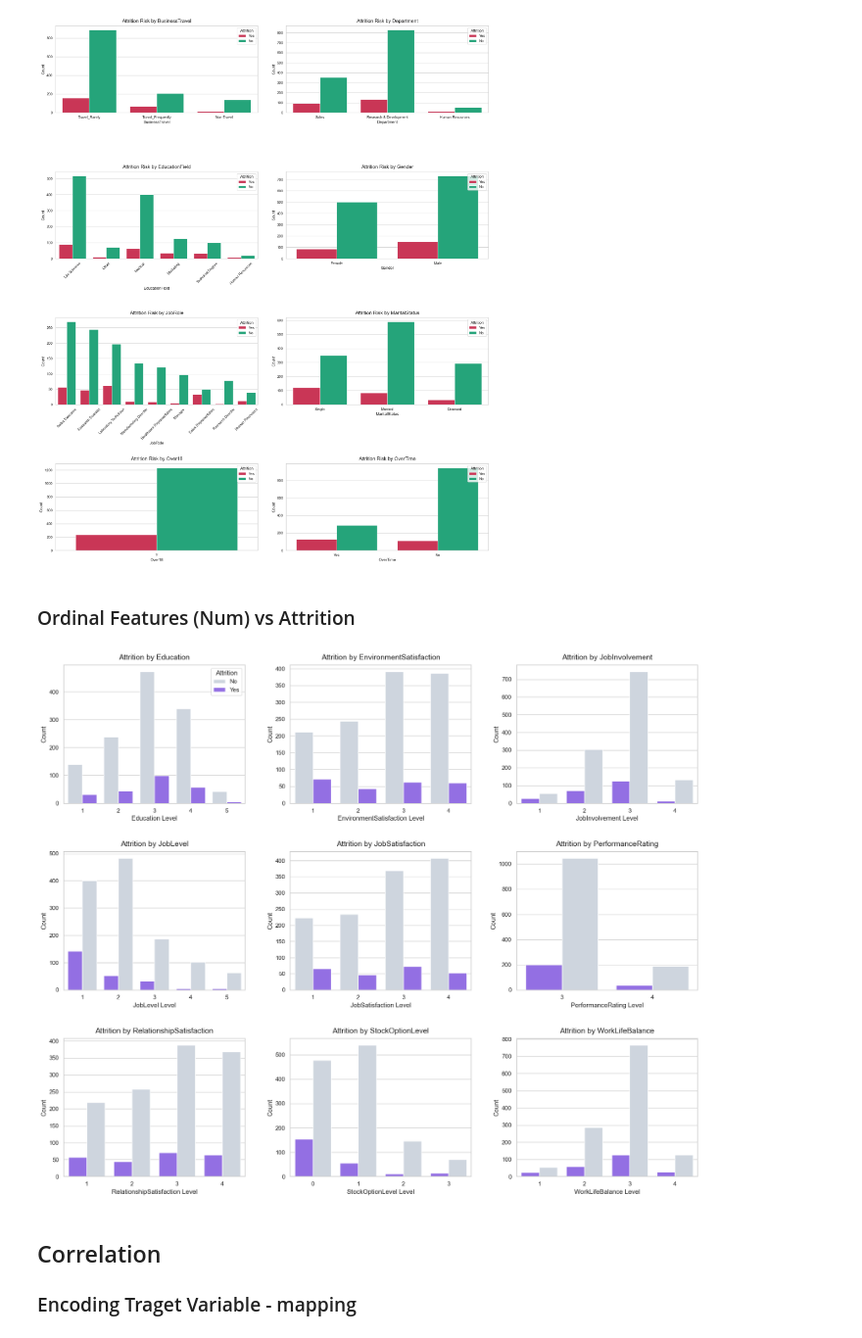
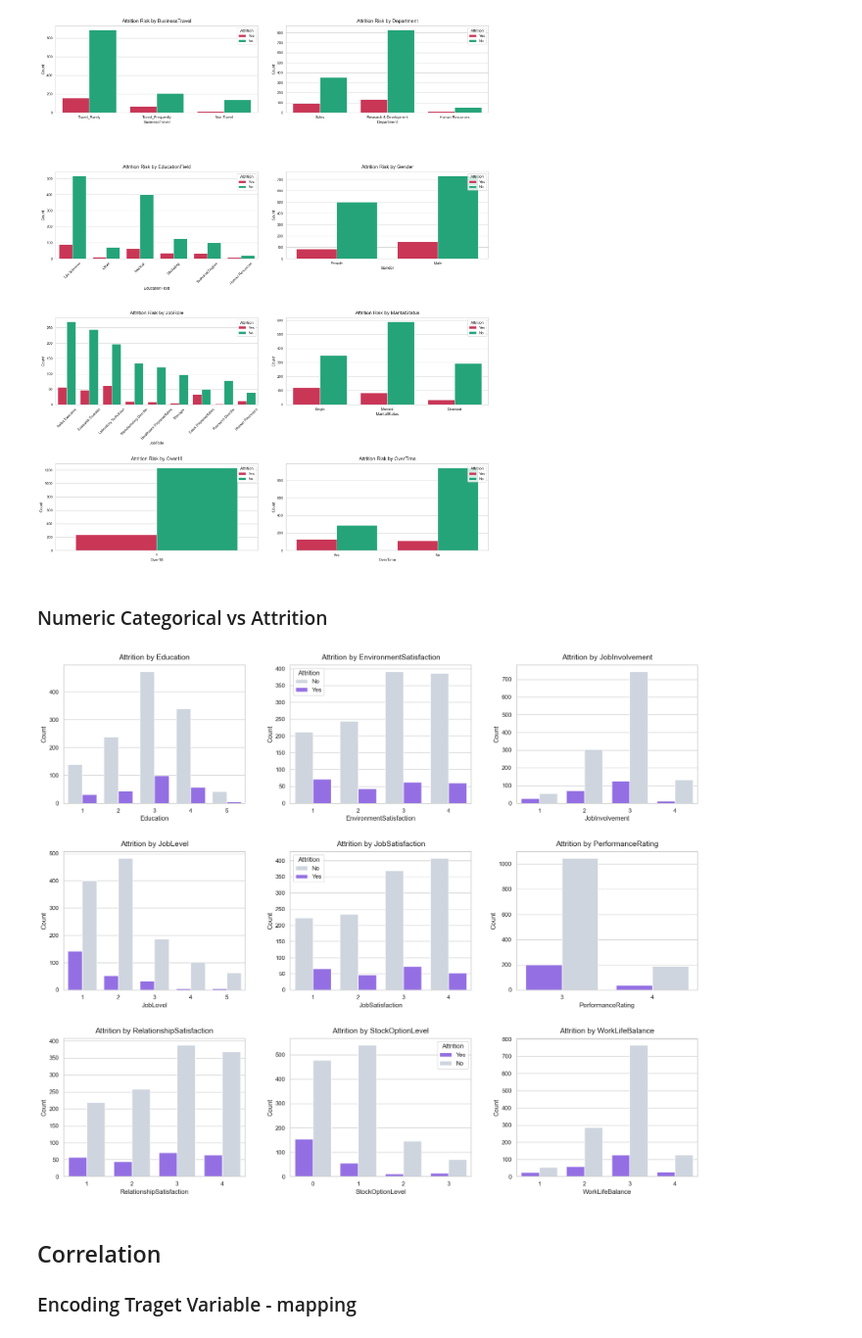
Before and after one commit to moubarak1ezzyani/Retention-AI-API, a Jupyter notebook: notebooks/lab.ipynb, the cells around one changed output. Shown at 98% size. Drawn from its saved outputs; the diff is of its cells as text; code cells hidden in the pictures.

```diff
--- a/notebooks/lab.ipynb
+++ b/notebooks/lab.ipynb
@@ -191,44 +212,47 @@ plt.show()
 # %% [output]
 [figure]
 # %% [markdown]
-### Ordinal Features (Num) vs Attrition
+### Numeric Categorical vs Attrition
 # %%
 # cols that are already encoded from str to num
 ordinal_columns = [
     'Education', 'EnvironmentSatisfaction', 'JobInvolvement',
     'JobLevel', 'JobSatisfaction', 'PerformanceRating',
     'RelationshipSatisfaction', 'StockOptionLevel', 'WorkLifeBalance'
 ]
 
 # --- dynamic grid (3 columns wide)
 n_cols = 3
 n_rows = math.ceil(len(ordinal_columns) / n_cols)
 
 # fig
 plt.figure(figsize=(18, n_rows * 5))
 
 # 1 column -> 1 countplot
 for i, col in enumerate(ordinal_columns):
     # Select the correct subplot
     plt.subplot(n_rows, n_cols, i + 1)
 
     sns.countplot(data=df_init, x=col, hue='Attrition', palette={'Yes': '#8b5cf6', 'No': '#cbd5e1'})
 
     plt.title(f"Attrition by {col}", fontsize=14, pad=10)
-    plt.xlabel(f"{col} Level", fontsize=12)
+    plt.xlabel(f"{col}", fontsize=12)
     plt.ylabel("Count")
 
-    # Only show the legend on the first chart to reduce clutter
-    if i == 0:
+    #  clutterst : legend on the 1st chart
+    legend=[1,4,7]
+
+    if i in legend:
+    # if i==0:
         plt.legend(title='Attrition')
     else:
         plt.legend([],[], frameon=False)
 
-# Adjust layout and hide any empty subplots automatically
+# Adjust layout & hide any empty subplots automatically
 plt.tight_layout(pad=3.0)
 plt.show()
 # %% [output]
-[figure, old version]
+[figure, new version]
 # %% [markdown]
 ## Correlation
 ### Encoding Traget Variable - mapping
```
Also changed, not shown: parts of 35 cells of this notebook.
